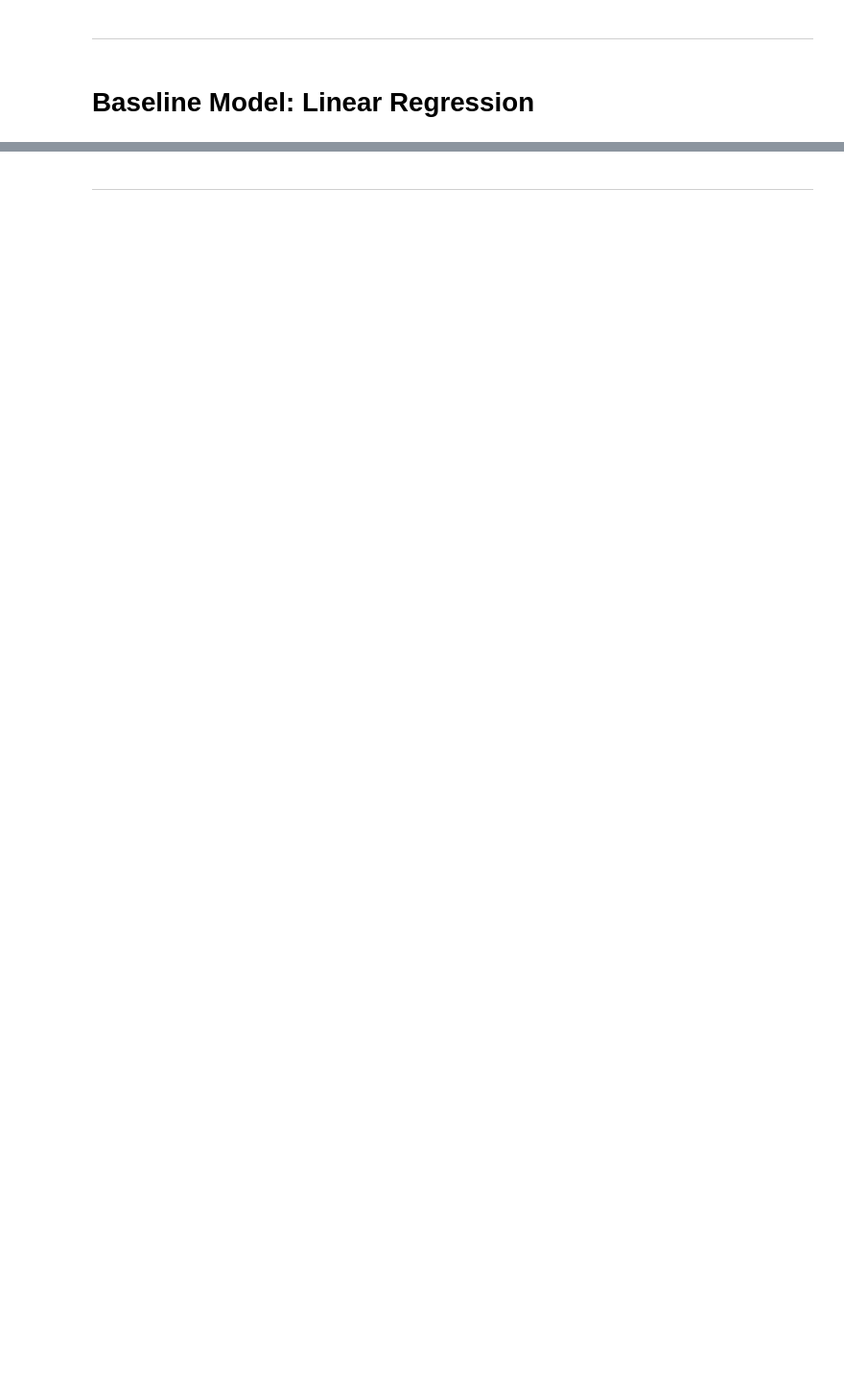
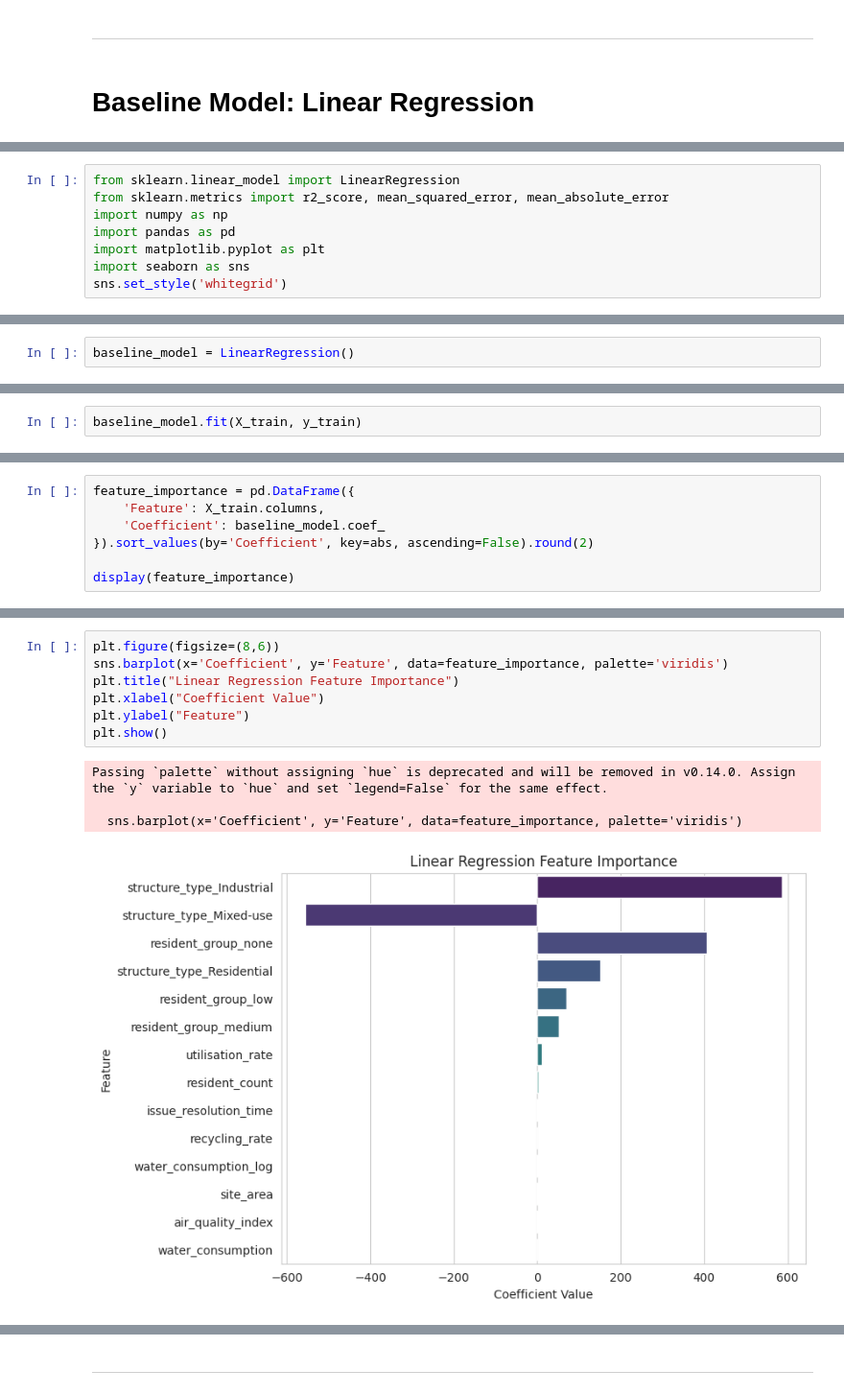
Before and after one commit to JenE87/ElectricityCostPredictor, a Jupyter notebook: jupyter_notebooks/04 - Modelling & Evaluation.ipynb, the cells around one changed output, grey strips where cells are left out. Shown at 96% size. Drawn from its saved outputs; the diff is of its cells as text; blank space fills up the shorter version.

Commit message:
Update Notebook 4 - including Modelling, Evaluation & Business Validation

```diff
--- a/jupyter_notebooks/04 - Modelling & Evaluation.ipynb
+++ b/jupyter_notebooks/04 - Modelling & Evaluation.ipynb
@@ -61,0 +171,8 @@ Content
+# %%
+from sklearn.linear_model import LinearRegression
+from sklearn.metrics import r2_score, mean_squared_error, mean_absolute_error
+import numpy as np
+import pandas as pd
+import matplotlib.pyplot as plt
+import seaborn as sns
+sns.set_style('whitegrid')
@@ -61,0 +181,2 @@ Content
+# %%
+baseline_model = LinearRegression()
@@ -61,0 +185,2 @@ Content
+# %%
+baseline_model.fit(X_train, y_train)
@@ -61,0 +261,7 @@ Content
+# %%
+feature_importance = pd.DataFrame({
+    'Feature': X_train.columns,
+    'Coefficient': baseline_model.coef_
+}).sort_values(by='Coefficient', key=abs, ascending=False).round(2)
+
+display(feature_importance)
@@ -61,0 +348,12 @@ Content
+# %%
+plt.figure(figsize=(8,6))
+sns.barplot(x='Coefficient', y='Feature', data=feature_importance, palette='viridis')
+plt.title("Linear Regression Feature Importance")
+plt.xlabel("Coefficient Value")
+plt.ylabel("Feature")
+plt.show()
+# %% [output]
+Passing `palette` without assigning `hue` is deprecated and will be removed in v0.14.0. Assign the `y` variable to `hue` and set `legend=False` for the same effect.
+
+  sns.barplot(x='Coefficient', y='Feature', data=feature_importance, palette='viridis')
+[figure, added]
```
Also changed, not shown: parts of 159 cells of this notebook, 8 other files.
